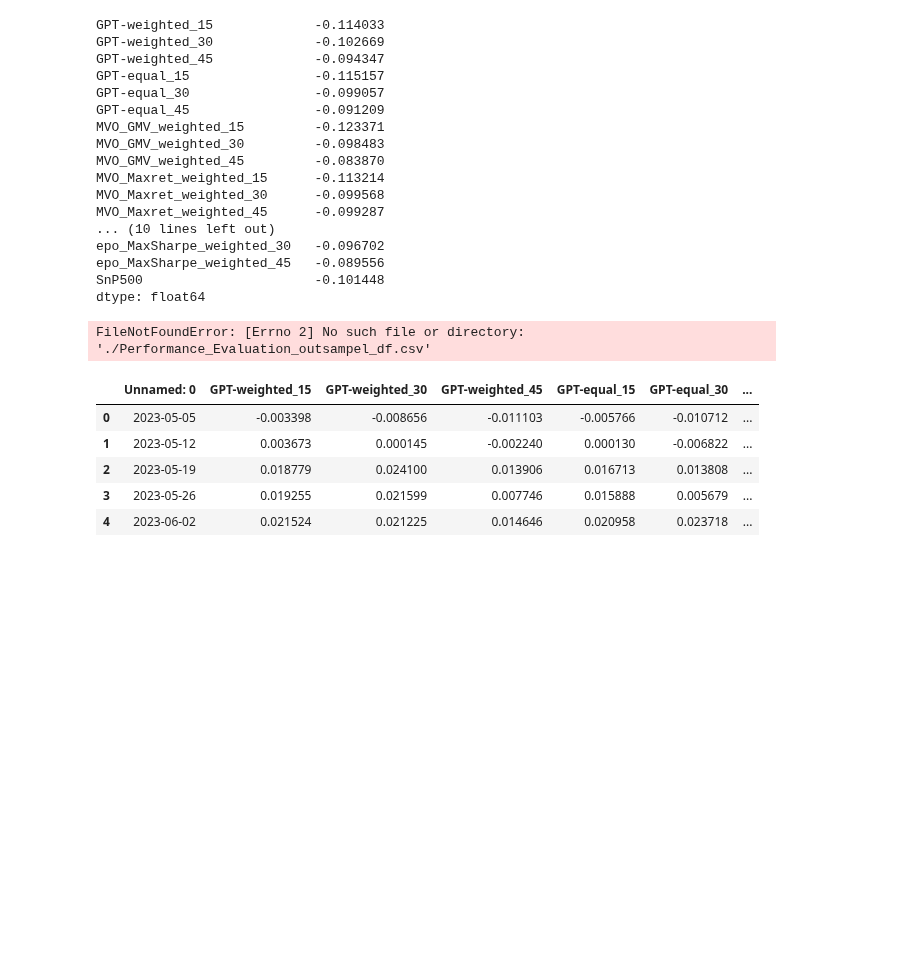
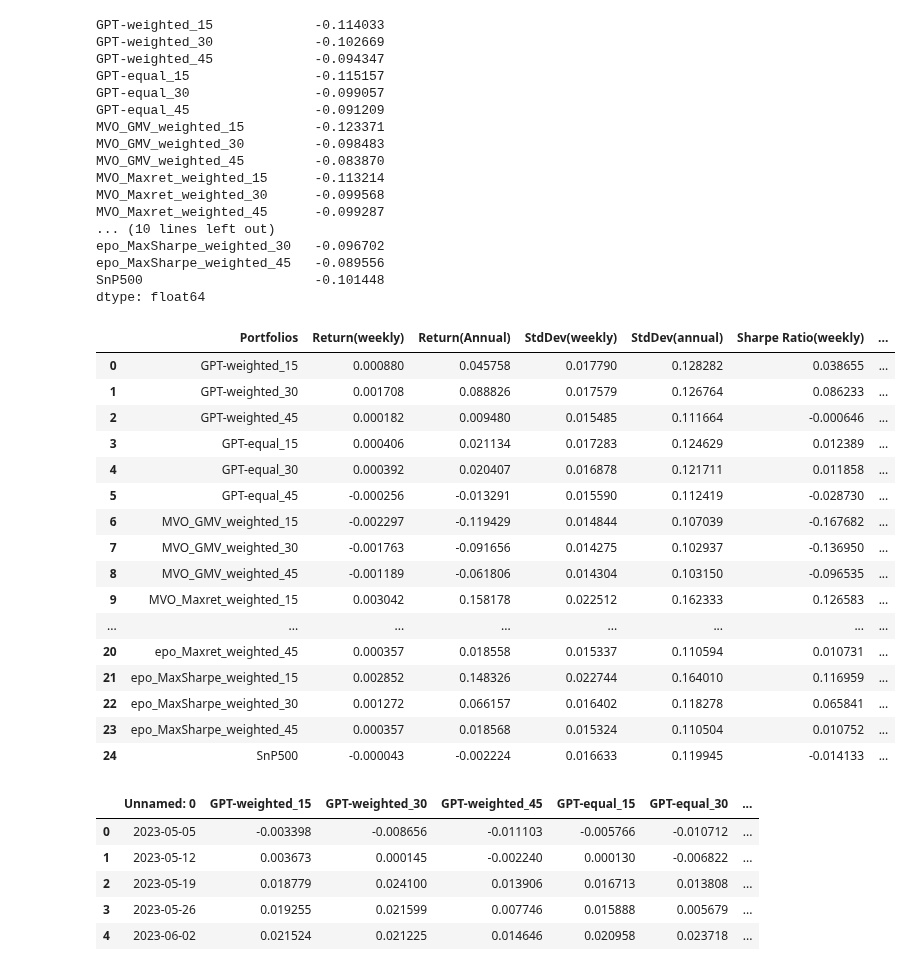
Before and after one commit to FELAB-KHU/S-PQuantTeam01, a Jupyter notebook: Jaekyun/Out-of-sample_Investment_Performance.ipynb, the cells around one changed output. Drawn from its saved outputs; the diff is of its cells as text; code cells hidden in the pictures; blank space fills up the shorter version.

```diff
--- a/Jaekyun/Out-of-sample_Investment_Performance.ipynb
+++ b/Jaekyun/Out-of-sample_Investment_Performance.ipynb
@@ -1171,10 +1171,26 @@ epo_MaxSharpe_weighted_45   -0.089556
 SnP500                      -0.101448
 dtype: float64
 # %%
-Performance_Evaluation_outofsample = pd.read_csv('./Performance_Evaluation_outsampel_df.csv')
+Performance_Evaluation_outofsample = pd.read_csv('./Performance_Evaluation_outsample_df.csv')
 Performance_Evaluation_outofsample
 # %% [output]
-FileNotFoundError: [Errno 2] No such file or directory: './Performance_Evaluation_outsampel_df.csv'
+|  | Portfolios | Return(weekly) | Return(Annual) | StdDev(weekly) | StdDev(annual) | Sharpe Ratio(weekly) | ... |
+| 0 | GPT-weighted_15 | 0.000880 | 0.045758 | 0.017790 | 0.128282 | 0.038655 | ... |
+| 1 | GPT-weighted_30 | 0.001708 | 0.088826 | 0.017579 | 0.126764 | 0.086233 | ... |
+| 2 | GPT-weighted_45 | 0.000182 | 0.009480 | 0.015485 | 0.111664 | -0.000646 | ... |
+| 3 | GPT-equal_15 | 0.000406 | 0.021134 | 0.017283 | 0.124629 | 0.012389 | ... |
+| 4 | GPT-equal_30 | 0.000392 | 0.020407 | 0.016878 | 0.121711 | 0.011858 | ... |
+| 5 | GPT-equal_45 | -0.000256 | -0.013291 | 0.015590 | 0.112419 | -0.028730 | ... |
+| 6 | MVO_GMV_weighted_15 | -0.002297 | -0.119429 | 0.014844 | 0.107039 | -0.167682 | ... |
+| 7 | MVO_GMV_weighted_30 | -0.001763 | -0.091656 | 0.014275 | 0.102937 | -0.136950 | ... |
+| 8 | MVO_GMV_weighted_45 | -0.001189 | -0.061806 | 0.014304 | 0.103150 | -0.096535 | ... |
+| 9 | MVO_Maxret_weighted_15 | 0.003042 | 0.158178 | 0.022512 | 0.162333 | 0.126583 | ... |
+| ... | ... | ... | ... | ... | ... | ... | ... |
+| 20 | epo_Maxret_weighted_45 | 0.000357 | 0.018558 | 0.015337 | 0.110594 | 0.010731 | ... |
+| 21 | epo_MaxSharpe_weighted_15 | 0.002852 | 0.148326 | 0.022744 | 0.164010 | 0.116959 | ... |
+| 22 | epo_MaxSharpe_weighted_30 | 0.001272 | 0.066157 | 0.016402 | 0.118278 | 0.065841 | ... |
+| 23 | epo_MaxSharpe_weighted_45 | 0.000357 | 0.018568 | 0.015324 | 0.110504 | 0.010752 | ... |
+| 24 | SnP500 | -0.000043 | -0.002224 | 0.016633 | 0.119945 | -0.014133 | ... |
 # %%
 import pandas as pd
 
```
Also changed, not shown: parts of 1 cell of this notebook.
